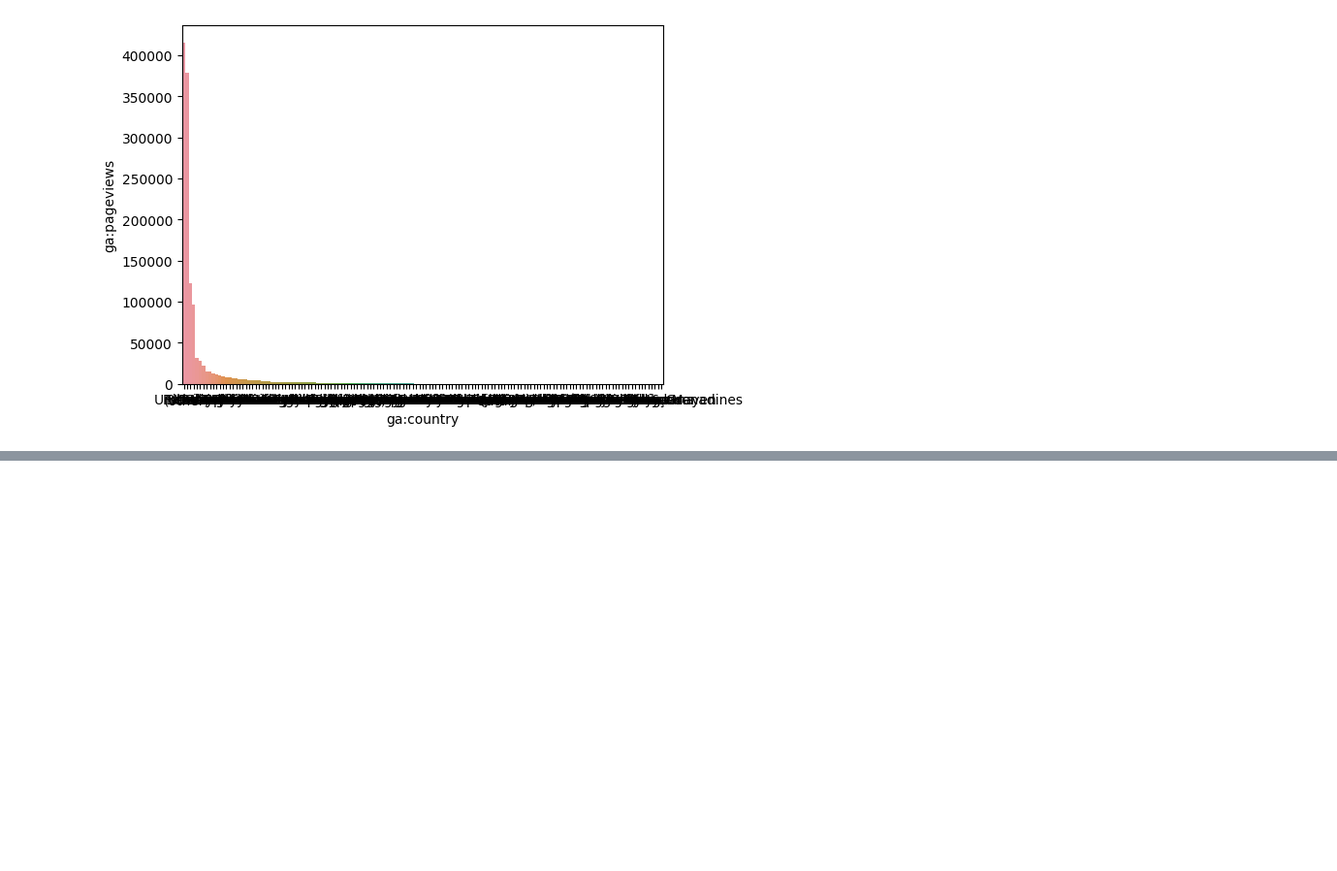
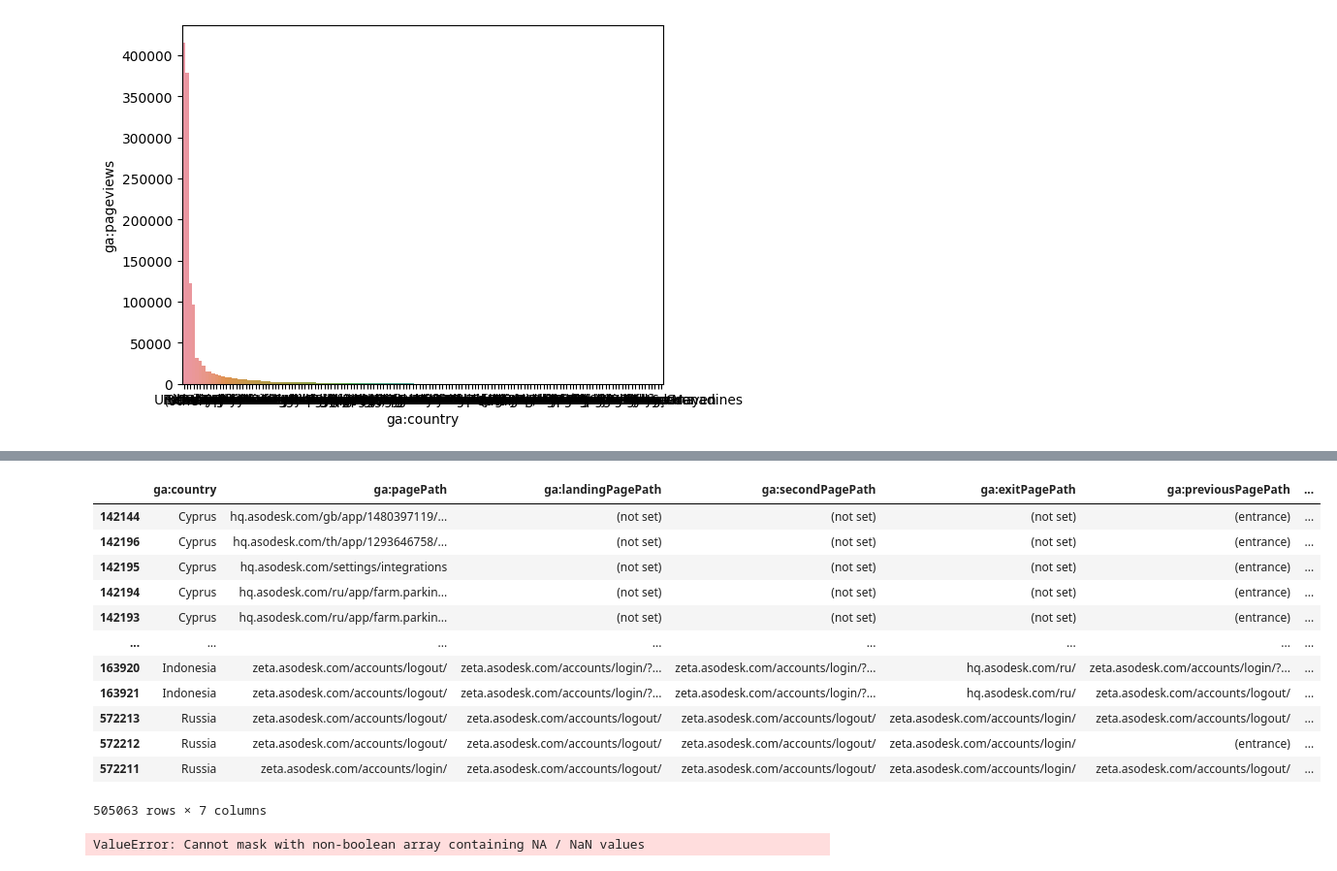
Before and after one commit to InnahHr/DA-project, a Jupyter notebook: Statistics.ipynb, the cells around one changed output, grey strips where cells are left out. Shown at 97% size. Cells and saved outputs as stored; diff of their text form; code cells hidden in the pictures; blank space fills up the shorter version.

```diff
--- a/Statistics.ipynb
+++ b/Statistics.ipynb
@@ -206,0 +241,22 @@ sns.barplot?
+# %%
+academy_landing=academy_landing.dropna()
+academy_landing
+# %% [output]
+|  | ga:country | ga:pagePath | ga:landingPagePath | ga:secondPagePath | ga:exitPagePath | ga:previousPagePath | ... |
+| 142144 | Cyprus | hq.asodesk.com/gb/app/1480397119/... | (not set) | (not set) | (not set) | (entrance) | ... |
+| 142196 | Cyprus | hq.asodesk.com/th/app/1293646758/... | (not set) | (not set) | (not set) | (entrance) | ... |
+| 142195 | Cyprus | hq.asodesk.com/settings/integrations | (not set) | (not set) | (not set) | (entrance) | ... |
+| 142194 | Cyprus | hq.asodesk.com/ru/app/farm.parkin... | (not set) | (not set) | (not set) | (entrance) | ... |
+| 142193 | Cyprus | hq.asodesk.com/ru/app/farm.parkin... | (not set) | (not set) | (not set) | (entrance) | ... |
+| ... | ... | ... | ... | ... | ... | ... | ... |
+| 163920 | Indonesia | zeta.asodesk.com/accounts/logout/ | zeta.asodesk.com/accounts/login/?... | zeta.asodesk.com/accounts/login/?... | hq.asodesk.com/ru/ | zeta.asodesk.com/accounts/login/?... | ... |
+| 163921 | Indonesia | zeta.asodesk.com/accounts/logout/ | zeta.asodesk.com/accounts/login/?... | zeta.asodesk.com/accounts/login/?... | hq.asodesk.com/ru/ | zeta.asodesk.com/accounts/logout/ | ... |
+| 572213 | Russia | zeta.asodesk.com/accounts/logout/ | zeta.asodesk.com/accounts/logout/ | zeta.asodesk.com/accounts/logout/ | zeta.asodesk.com/accounts/login/ | zeta.asodesk.com/accounts/logout/ | ... |
+| 572212 | Russia | zeta.asodesk.com/accounts/logout/ | zeta.asodesk.com/accounts/logout/ | zeta.asodesk.com/accounts/logout/ | zeta.asodesk.com/accounts/login/ | (entrance) | ... |
+| 572211 | Russia | zeta.asodesk.com/accounts/login/ | zeta.asodesk.com/accounts/logout/ | zeta.asodesk.com/accounts/logout/ | zeta.asodesk.com/accounts/login/ | zeta.asodesk.com/accounts/logout/ | ... |
+505063 rows × 7 columns
+# %%
+academy_landing=frame[frame['ga:landingPagePath'].str.contains('academy.asodesk.com')]
+academy_landing
+# %% [output]
+ValueError: Cannot mask with non-boolean array containing NA / NaN values
```
Also changed, not shown: parts of 10 cells of this notebook, 1 other file.
